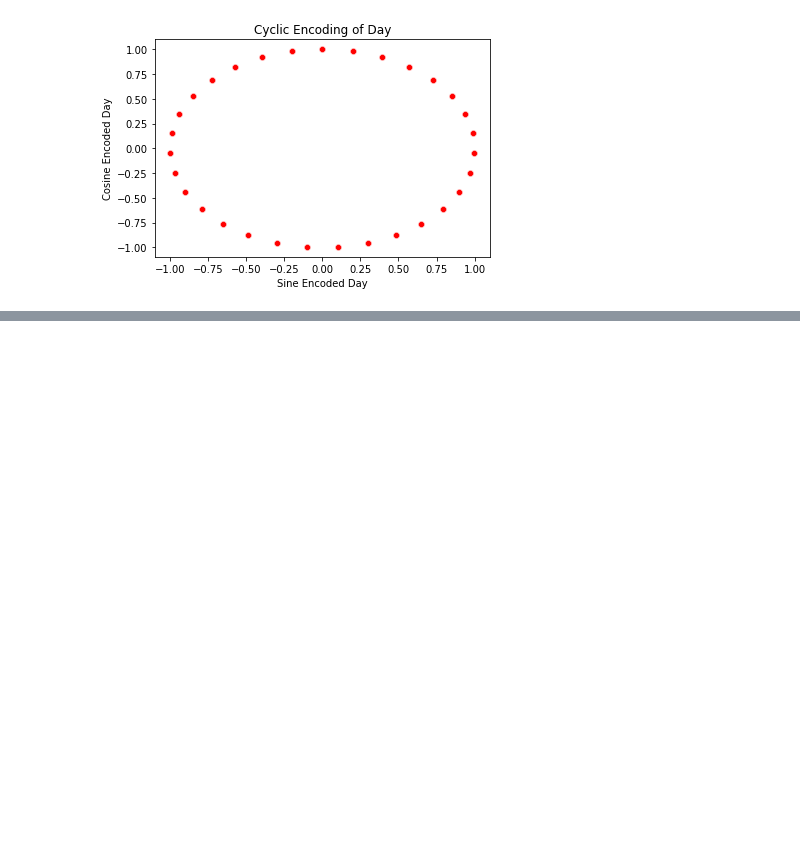
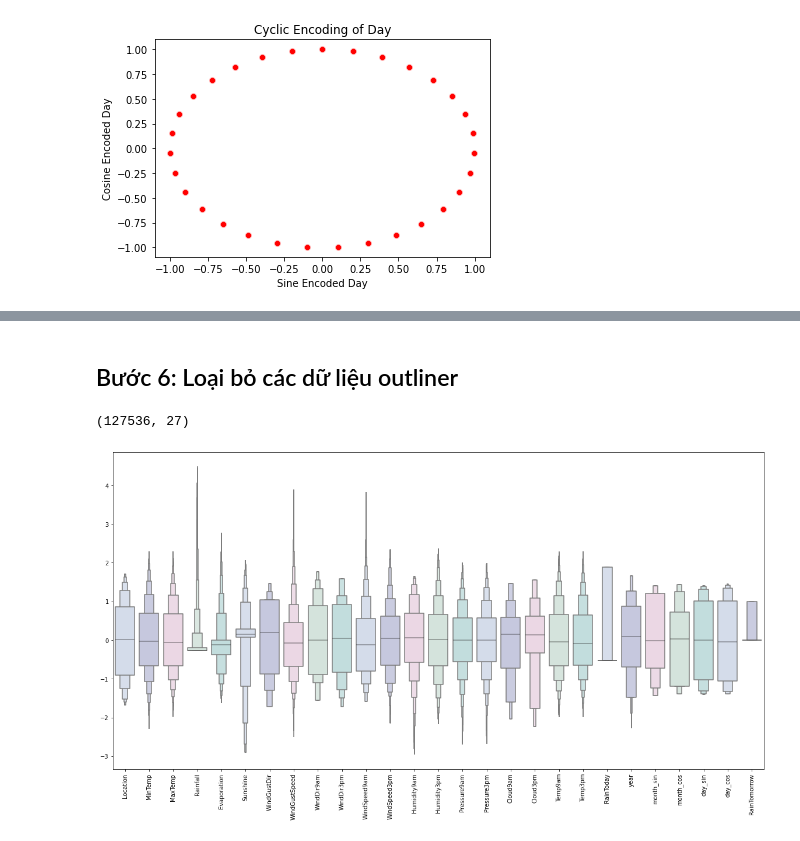
Before and after one commit to trinhhungfischer/ml-intro-project, a Jupyter notebook: rain-prediction-data-eda.ipynb, the cells around one changed output, grey strips where cells are left out. Saved outputs shown, nothing was run; the diff lists cells and outputs as text; code cells hidden in the pictures; blank space fills up the shorter version.

```diff
--- a/rain-prediction-data-eda.ipynb
+++ b/rain-prediction-data-eda.ipynb
@@ -216,0 +360,38 @@ Text(0.5, 0, 'Sine Encoded Day')
+# %% [markdown]
+## Bước 6: Loại bỏ các dữ liệu outliner
+# %%
+#full data for
+features["RainTomorrow"] = target
+
+#Dropping with outlier
+
+features = features[(features["MinTemp"]<2.3)&(features["MinTemp"]>-2.3)]
+features = features[(features["MaxTemp"]<2.3)&(features["MaxTemp"]>-2)]
+features = features[(features["Rainfall"]<4.5)]
+features = features[(features["Evaporation"]<2.8)]
+features = features[(features["Sunshine"]<2.1)]
+features = features[(features["WindGustSpeed"]<4)&(features["WindGustSpeed"]>-4)]
+features = features[(features["WindSpeed9am"]<4)]
+features = features[(features["WindSpeed3pm"]<2.5)]
+features = features[(features["Humidity9am"]>-3)]
+features = features[(features["Humidity3pm"]>-2.2)]
+features = features[(features["Pressure9am"]< 2)&(features["Pressure9am"]>-2.7)]
+features = features[(features["Pressure3pm"]< 2)&(features["Pressure3pm"]>-2.7)]
+features = features[(features["Cloud9am"]<1.8)]
+features = features[(features["Cloud3pm"]<2)]
+features = features[(features["Temp9am"]<2.3)&(features["Temp9am"]>-2)]
+features = features[(features["Temp3pm"]<2.3)&(features["Temp3pm"]>-2)]
+
+
+features.shape
+# %% [output]
+(127536, 27)
+# %%
+# View the scaled features without outliers
+
+plt.figure(figsize=(20,10))
+sns.boxenplot(data = features,palette = colours)
+plt.xticks(rotation=90)
+plt.show()
+# %% [output]
+[figure, added]
```
Also changed, not shown: parts of 47 cells of this notebook, 3 other files.
